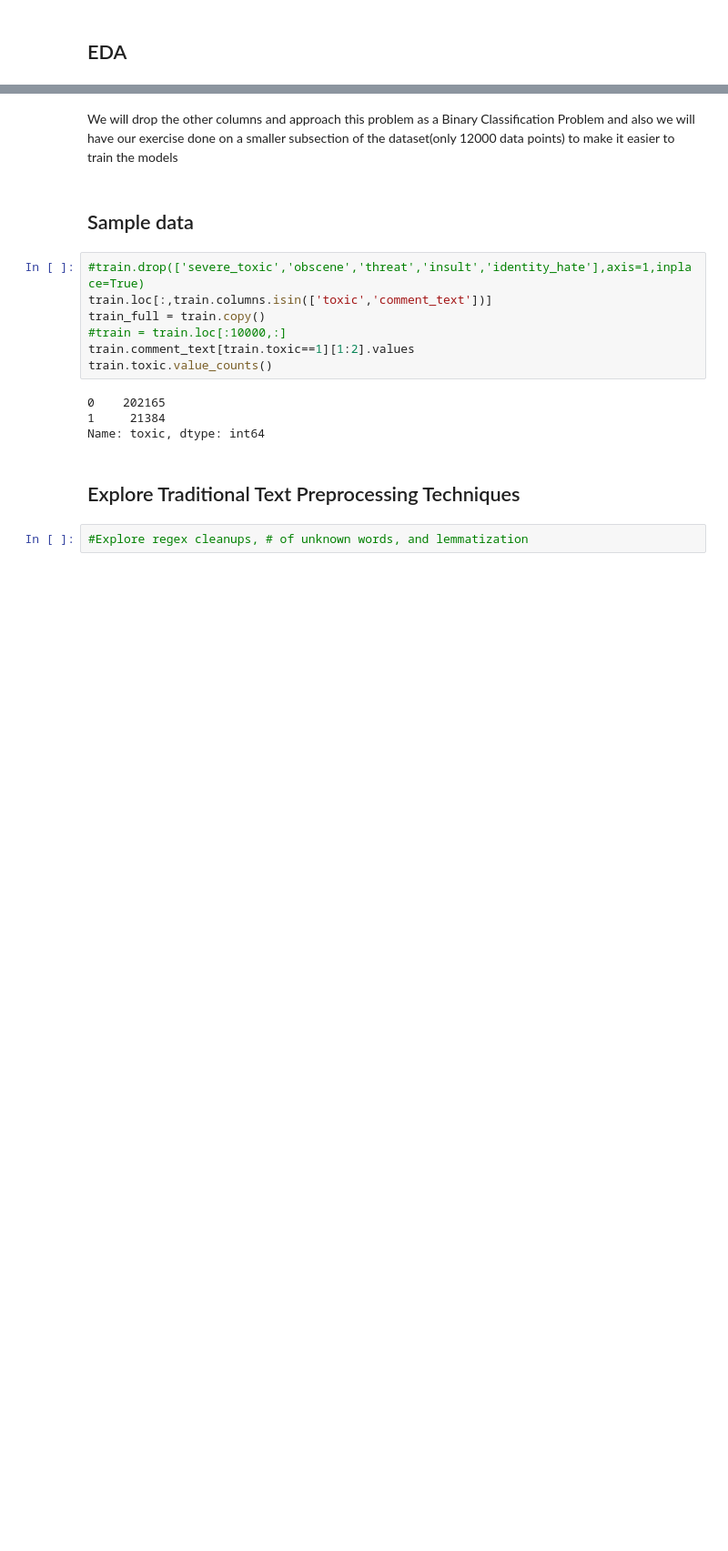
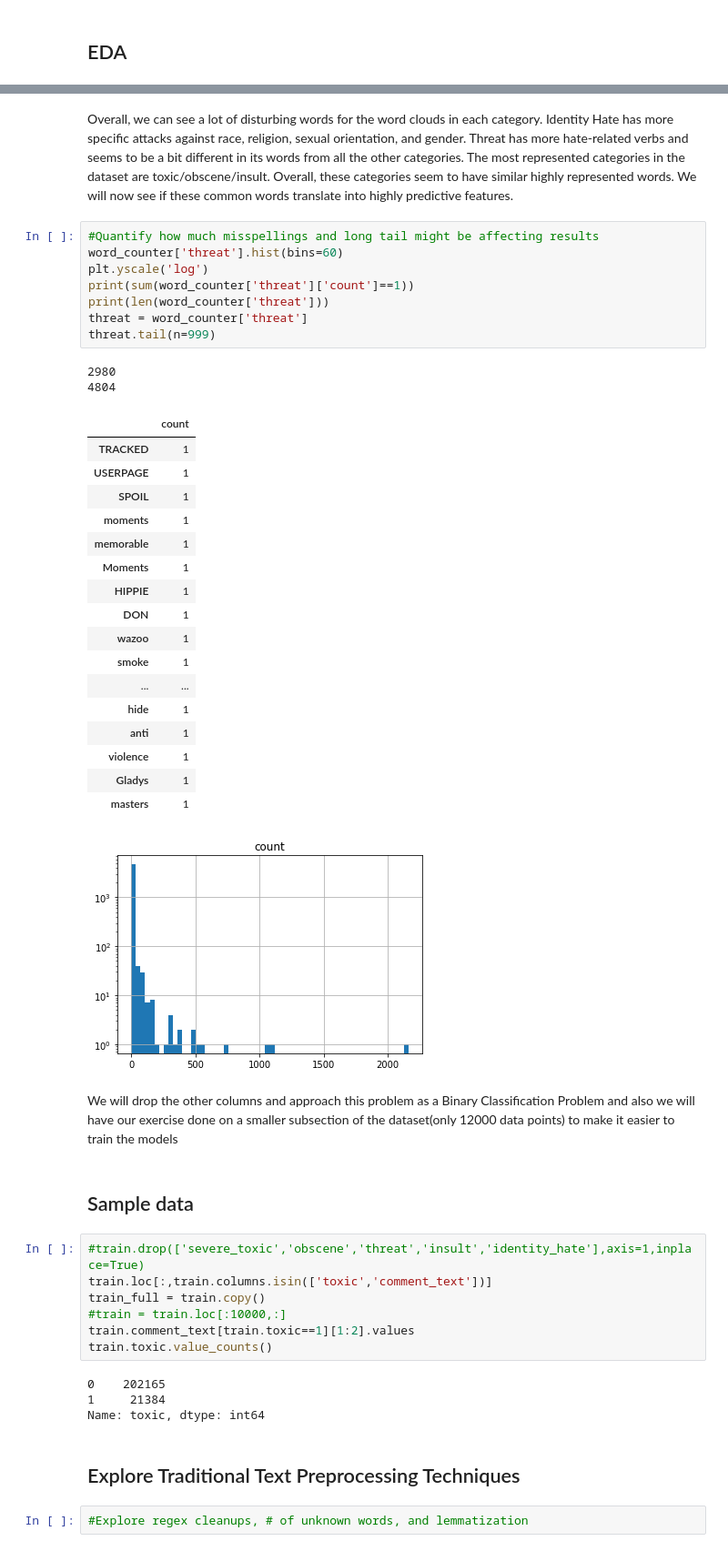
Before and after one commit to jkchandalia/toximeter, a Jupyter notebook: exploration/Toxic_Comment_NLP.ipynb, the cells around one changed output, grey strips where cells are left out. Shown at 91% size. Saved outputs shown, nothing was run; the diff lists cells and outputs as text; blank space fills up the shorter version.

```diff
--- a/exploration/Toxic_Comment_NLP.ipynb
+++ b/exploration/Toxic_Comment_NLP.ipynb
@@ -72,3 +290,34 @@ None
+# %% [markdown]
+Overall, we can see a lot of disturbing words for the word clouds in each category. Identity Hate has more specific attacks against race, religion, sexual orientation, and gender. Threat has more hate-related verbs and seems to be a bit different in its words from all the other categories. The most represented categories in the dataset are toxic/obscene/insult. Overall, these categories seem to have similar highly represented words. We will now see if these common words translate into highly predictive features.
+# %%
+#Quantify how much misspellings and long tail might be affecting results
+word_counter['threat'].hist(bins=60)
+plt.yscale('log')
+print(sum(word_counter['threat']['count']==1))
+print(len(word_counter['threat']))
+threat = word_counter['threat']
+threat.tail(n=999)
+# %% [output]
+2980
+4804
+|  | count |
+| TRACKED | 1 |
+| USERPAGE | 1 |
+| SPOIL | 1 |
+| moments | 1 |
+| memorable | 1 |
+| Moments | 1 |
+| HIPPIE | 1 |
+| DON | 1 |
+| wazoo | 1 |
+| smoke | 1 |
+| ... | ... |
+| hide | 1 |
+| anti | 1 |
+| violence | 1 |
+| Gladys | 1 |
+| masters | 1 |
+[figure, added]
 # %% [markdown]
 We will drop the other columns and approach this problem as a Binary Classification Problem and also we will have our exercise done on a smaller subsection of the dataset(only 12000 data points) to make it easier to train the models
 # %% [markdown]
```
Also changed, not shown: parts of 38 cells of this notebook.
